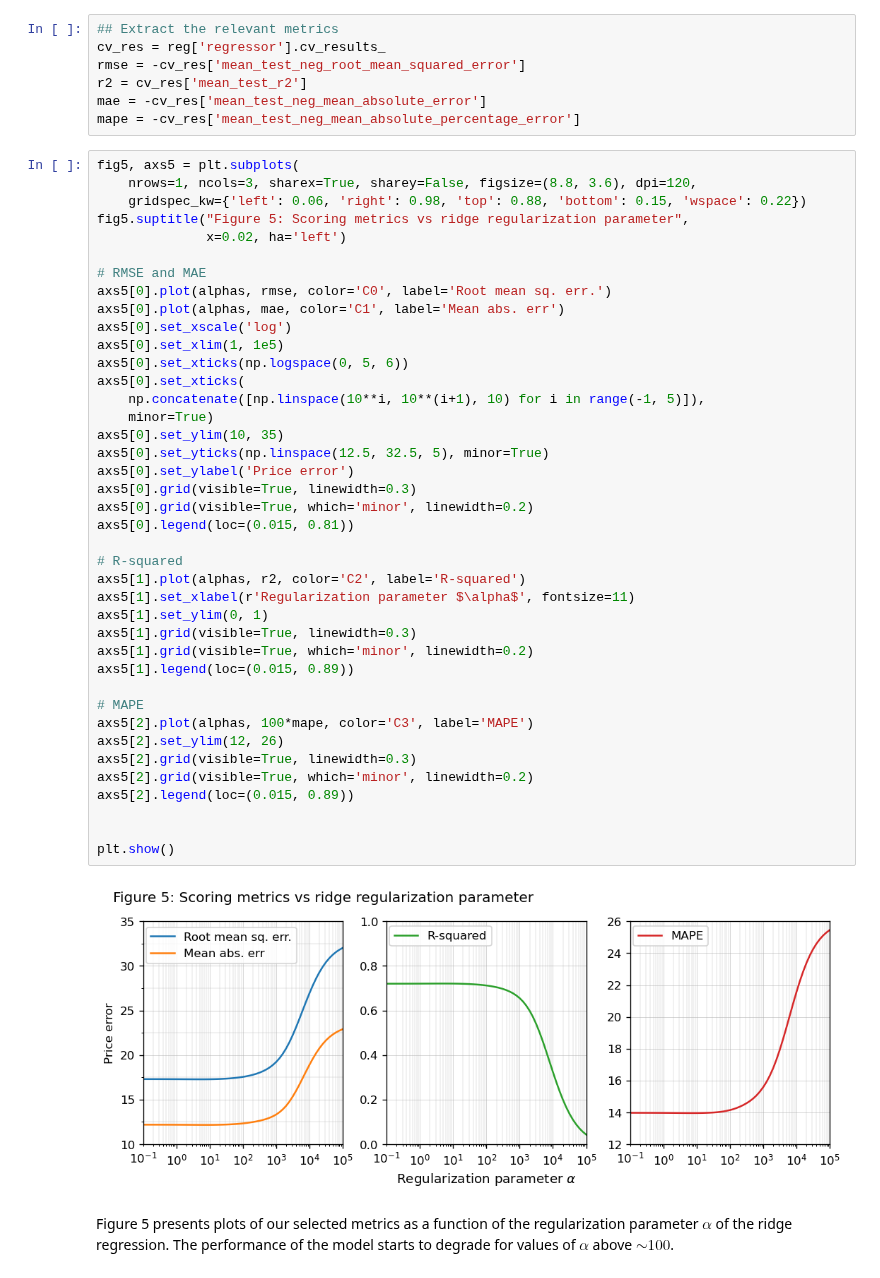
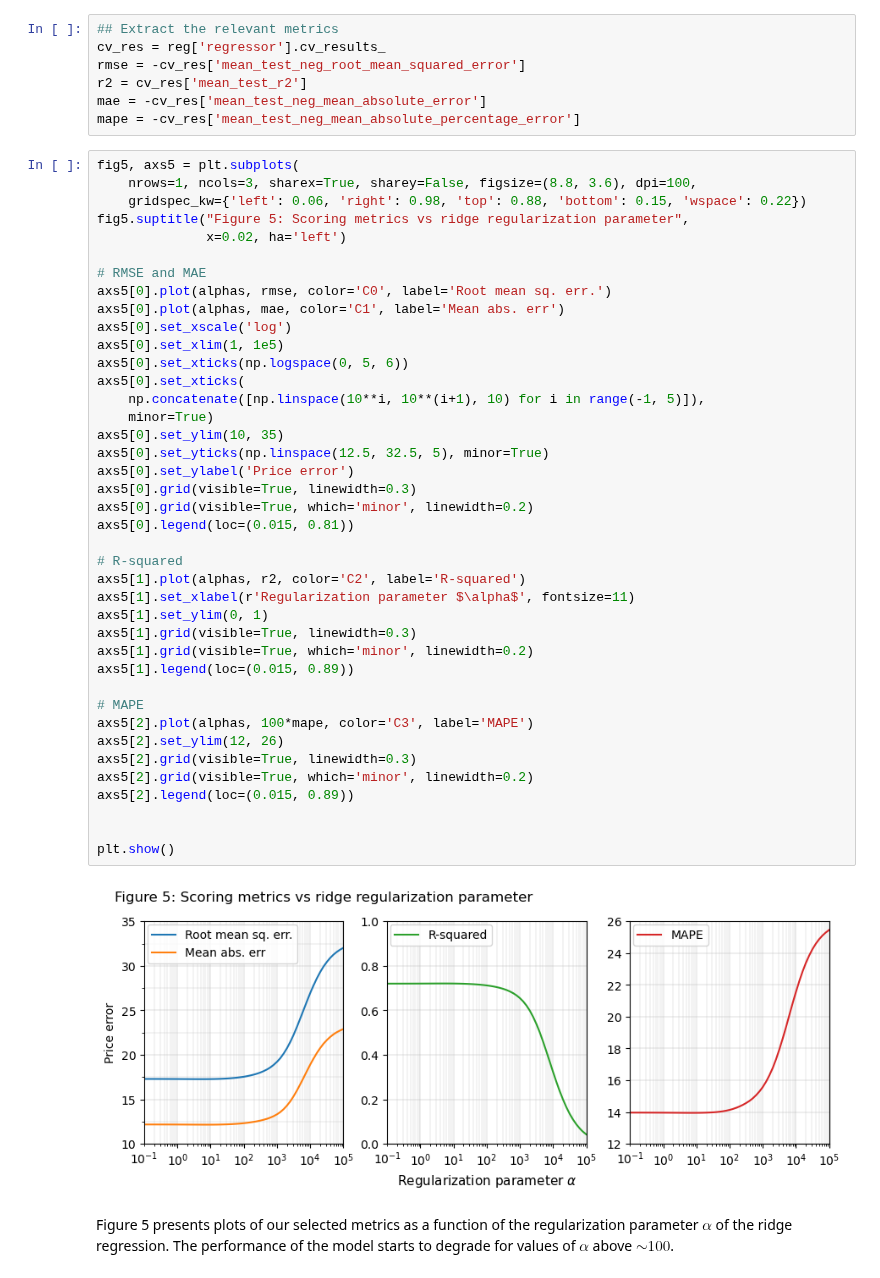
Before and after one commit to netesf13d/jedha-projects, a Jupyter notebook: 1-05-Getaround_Analysis/Getaround_Analysis_pricing.ipynb, the cells around one changed output. Saved outputs shown, nothing was run; the diff lists cells and outputs as text.

```diff
--- a/1-05-Getaround_Analysis/Getaround_Analysis_pricing.ipynb
+++ b/1-05-Getaround_Analysis/Getaround_Analysis_pricing.ipynb
@@ -486,7 +486,7 @@ mae = -cv_res['mean_test_neg_mean_absolute_error']
 mape = -cv_res['mean_test_neg_mean_absolute_percentage_error']
 # %%
 fig5, axs5 = plt.subplots(
-    nrows=1, ncols=3, sharex=True, sharey=False, figsize=(8.8, 3.6), dpi=120,
+    nrows=1, ncols=3, sharex=True, sharey=False, figsize=(8.8, 3.6), dpi=100,
     gridspec_kw={'left': 0.06, 'right': 0.98, 'top': 0.88, 'bottom': 0.15, 'wspace': 0.22})
 fig5.suptitle("Figure 5: Scoring metrics vs ridge regularization parameter",
               x=0.02, ha='left')
@@ -498,34 +498,34 @@ axs5[0].set_xscale('log')
 axs5[0].set_xlim(1, 1e5)
 axs5[0].set_xticks(np.logspace(0, 5, 6))
 axs5[0].set_xticks(
     np.concatenate([np.linspace(10**i, 10**(i+1), 10) for i in range(-1, 5)]),
     minor=True)
 axs5[0].set_ylim(10, 35)
 axs5[0].set_yticks(np.linspace(12.5, 32.5, 5), minor=True)
 axs5[0].set_ylabel('Price error')
 axs5[0].grid(visible=True, linewidth=0.3)
 axs5[0].grid(visible=True, which='minor', linewidth=0.2)
 axs5[0].legend(loc=(0.015, 0.81))
 
 # R-squared
 axs5[1].plot(alphas, r2, color='C2', label='R-squared')
 axs5[1].set_xlabel(r'Regularization parameter $\alpha$', fontsize=11)
 axs5[1].set_ylim(0, 1)
 axs5[1].grid(visible=True, linewidth=0.3)
 axs5[1].grid(visible=True, which='minor', linewidth=0.2)
 axs5[1].legend(loc=(0.015, 0.89))
 
 # MAPE
 axs5[2].plot(alphas, 100*mape, color='C3', label='MAPE')
 axs5[2].set_ylim(12, 26)
 axs5[2].grid(visible=True, linewidth=0.3)
 axs5[2].grid(visible=True, which='minor', linewidth=0.2)
 axs5[2].legend(loc=(0.015, 0.89))
 
 
 plt.show()
 # %% [output]
-[figure, old version]
+[figure, new version]
 # %% [markdown]
 Figure 5 presents plots of our selected metrics as a function of the regularization parameter $\alpha$ of the ridge regression. The performance of the model starts to degrade for values of $\alpha$ above $\sim 100$.
 # %% [markdown]
```
Also changed, not shown: parts of 1 cell of this notebook, 16 other files.
